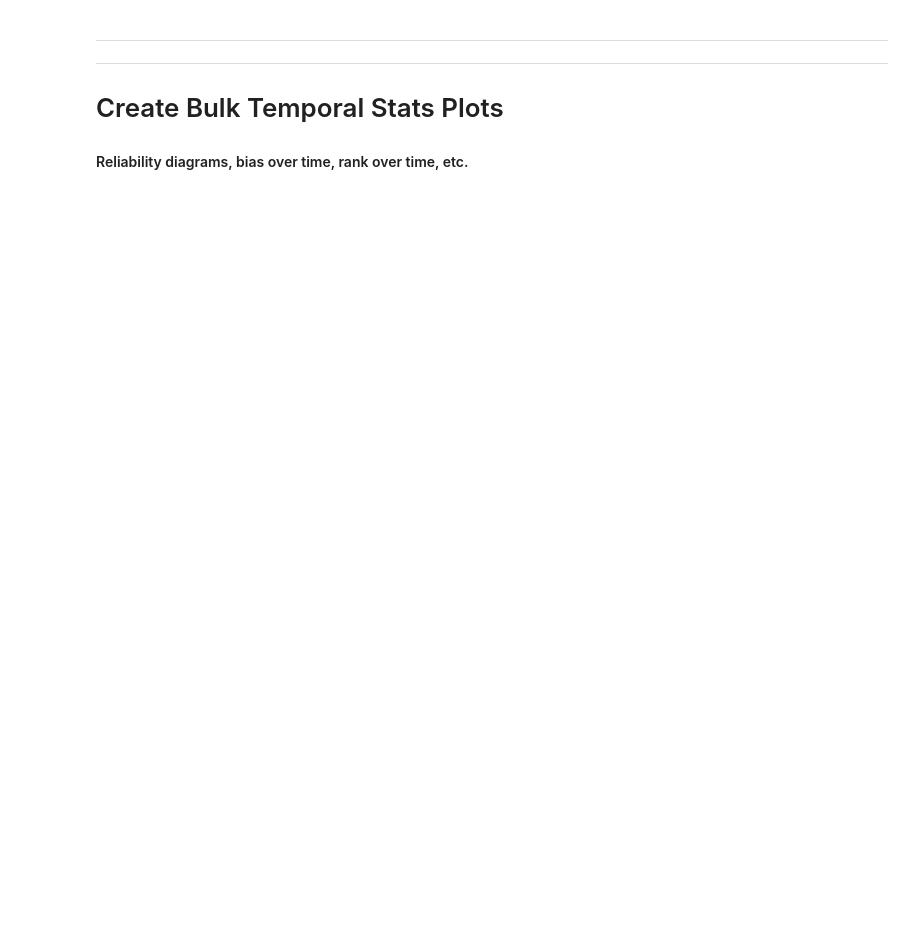
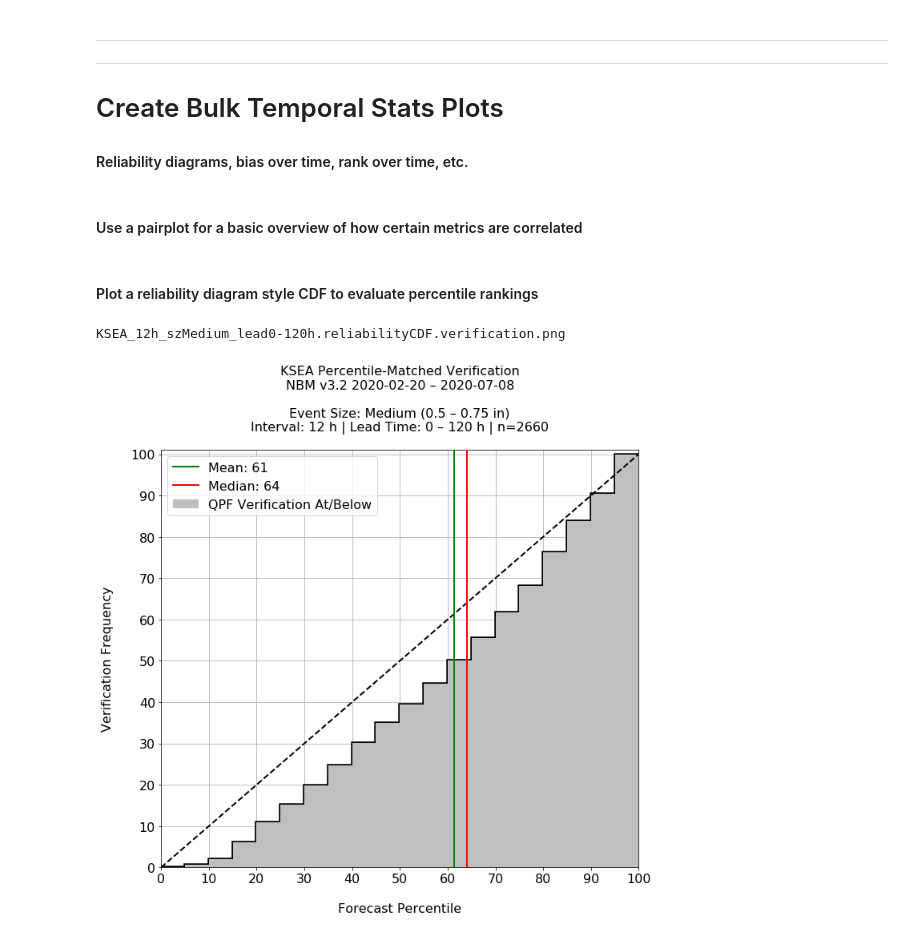
Before and after one commit to m-wessler/nbm-verify, a Jupyter notebook: notebooks/verify_1Dqpf_figures.ipynb, the cells around one changed output. Drawn from its saved outputs; the diff is of its cells as text; code cells hidden in the pictures; blank space fills up the shorter version.

Commit message:
finalized reliability diagrams, overhauled data selection method. temporal stats in progress

```diff
--- a/notebooks/verify_1Dqpf_figures.ipynb
+++ b/notebooks/verify_1Dqpf_figures.ipynb
@@ -32,7 +32,7 @@ site = 'KSEA'
 vsite = site
 
 # Data Range
-lead_time = 263
+lead_time_end = 263
 init_hours = [1, 7, 13, 19]
 
 date0 = datetime(2020, 2, 20)
@@ -47,7 +47,7 @@ figdir = './%s/figures/'%sitepath
 os.makedirs(figdir, exist_ok=True)
 
 dates = pd.date_range(date0, date1, freq='1D')
-date2 = date1 + timedelta(hours=lead_time)
+date2 = date1 + timedelta(hours=lead_time_end)
 
 print(('\nForecast Site: {}\nVerif Site: {}\nInit Hours: '+
       '{}\nFirst Init: {}\nLast Init: {}\nLast Verif: {}').format(
@@ -122,7 +122,7 @@ for interval in [6, 12, 24]:
 
     for p, c in zip([33, 67], ['g', 'r']):
         ax.axvline(np.nanpercentile(iobs, p), color=c, linewidth=3, zorder=-1,
-                   label='%dth Percentile: %.2f mm'%(p, np.nanpercentile(iobs, p)))
+                   label='%dth Percentile: %.2f in'%(p, np.nanpercentile(iobs, p)))
 
     ax.set_xticks(np.arange(0, np.nanmax(iobs)+1, binsize))
     ax.set_xticklabels(['%.2f'%v for v in np.arange(0, np.nanmax(iobs)+1, binsize)], rotation=45)
@@ -284,7 +284,7 @@ for interval in [6, 12, 24]:
 
     for p, c in zip([33, 67], ['g', 'r']):
         ax.axvline(np.nanpercentile(iobs, p), color=c, linewidth=3, zorder=-1,
-                   label='%dth Percentile: %.2f mm'%(p, np.nanpercentile(iobs, p)))
+                   label='%dth Percentile: %.2f in'%(p, np.nanpercentile(iobs, p)))
 
     ax.set_xticks(np.arange(0, np.nanmax(iobs)+1, binsize))
     ax.set_xticklabels(['%.2f'%v for v in np.arange(0, np.nanmax(iobs)+1, binsize)], rotation=45)
@@ -307,7 +307,7 @@ for interval in [6, 12, 24]:
     lines2, labels2 = axx.get_legend_handles_labels()
     axx.legend(lines + lines2, labels + labels2, loc='center right')
 
-    savestr = '{}_{}h.forecastAPCP.png'.format(site, interval)
+    savestr = '{}_{}h.detForecastAPCP.png'.format(site, interval)
     print(savestr)
     plt.tight_layout()
     plt.savefig(figdir + savestr, dpi=150)
@@ -362,3 +426,5 @@ for fi in intervals:
 ***
 # Create Bulk Temporal Stats Plots
 #### Reliability diagrams, bias over time, rank over time, etc.
+# %% [markdown]
+#### Use a pairplot for a basic overview of how certain metrics are correlated
@@ -364,0 +440,61 @@ for fi in intervals:
+# %% [markdown]
+#### Plot a reliability diagram style CDF to evaluate percentile rankings
+# %%
+plot_type, plot_var = 'Verification', 'verif_rank'
+# plot_type, plot_var = 'Comparison', 'det_rank'
+
+interval = 12
+esize = 'Medium'
+short, long = 0, 120
+
+select = data[((data['Interval'] == interval) & (data['EventSize'] != esize)
+            & ((data['LeadTime'] >= short) & (data['LeadTime'] <= long)))]
+
+# Produce the actual reliability diagram
+font_size = 16
+plt.rcParams.update({'font.size': font_size})
+fig, ax = plt.subplots(1, figsize=(10, 10), facecolor='w')
+
+pbins = np.arange(0, 101, 5)
+
+ax.hist(select[plot_var], bins=pbins, density=True, cumulative=True, histtype='step',
+        color='k', edgecolor='k', linewidth=3.5, zorder=10)
+
+ax.hist(select[plot_var], bins=pbins, density=True, cumulative=True,
+        color='0.75', linewidth=3.5, zorder=10, label='QPF %s At/Below'%plot_type)
+
+ax.plot(np.arange(0, 101, 1), np.arange(0, 1.01, .01), '--k', linewidth=2, zorder=20)
+
+ax.axvline(np.nanmean(select[plot_var]), color='g', linewidth=2,
+           zorder=200, label='Mean: %d'%np.nanmean(select[plot_var]))
+
+ax.axvline(np.percentile(select[plot_var], 50), color='r', linewidth=2,
+           zorder=200, label='Median: %d'%np.percentile(select[plot_var], 50))
+
+ax.set_xticks(np.arange(0, 101, 10))
+ax.set_xlim([0, 100])
+ax.set_xlabel('\nForecast Percentile')
+
+ax.set_yticks(np.arange(0, 1.01, .1))
+ax.set_yticklabels(np.arange(0, 101, 10))
+ax.set_ylim([0, 1.01])
+ax.set_ylabel('%s Frequency\n'%plot_type)
+
+ax.set_title(('{} Percentile-Matched {}\nNBM v3.2 {} – {}\n\nEvent Size: {} ({} – {} in)\n'+
+              'Interval: {} h | Lead Time: {} – {} h | n={}\n').format(
+            site, plot_type, date0.strftime('%Y-%m-%d'), date1.strftime('%Y-%m-%d'),
+            esize, threshold_sets[1][0], threshold_sets[1][1],
+            interval, short, long, len(select)), size=font_size)
+
+ax.legend(loc='upper left')
+ax.grid()
+plt.tight_layout()
+
+savestr = '{}_{}h_sz{}_lead{}-{}h.reliabilityCDF.{}.png'.format(site, interval, esize, short, long, plot_type.lower())
+print(savestr)
+plt.savefig(figdir + savestr, dpi=150)
+plt.close()
+plt.show()
+# %% [output]
+KSEA_12h_szMedium_lead0-120h.reliabilityCDF.verification.png
+[figure, added]
```
Also changed, not shown: parts of 7 cells of this notebook.
